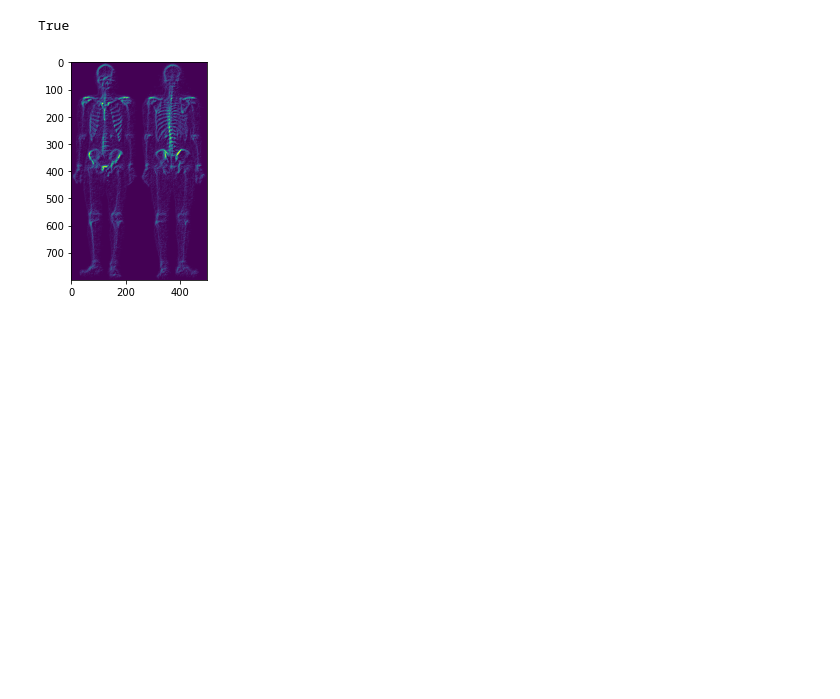
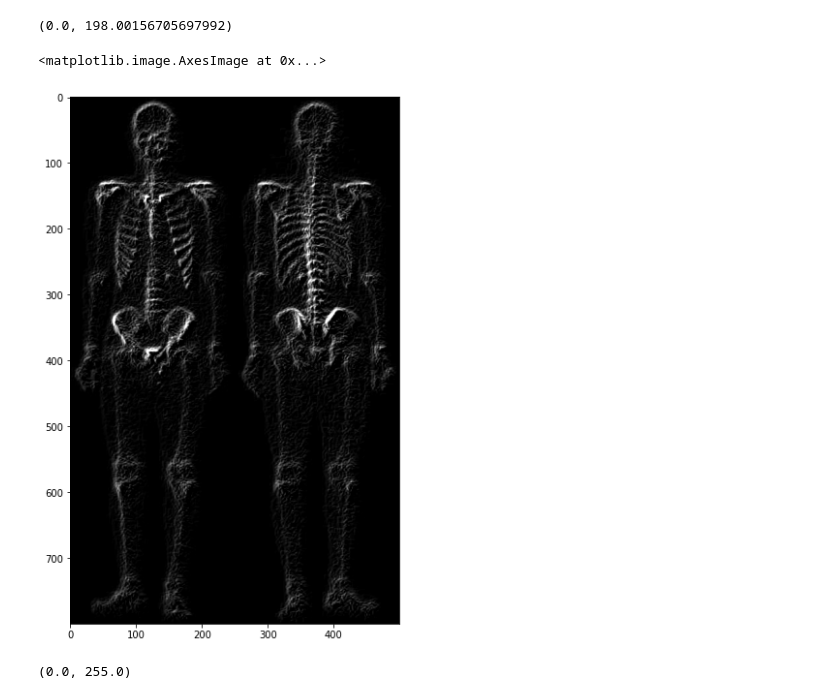
Before and after one commit to Debechelo/ComputerVision, a Jupyter notebook: Lab_4 python/skeleton.ipynb, the cells around one changed output. Saved outputs shown, nothing was run; the diff lists cells and outputs as text; code cells hidden in the pictures; blank space fills up the shorter version.

```diff
--- a/Lab_4 python/skeleton.ipynb
+++ b/Lab_4 python/skeleton.ipynb
@@ -4,7 +4,8 @@ import numpy as np
 from matplotlib import pyplot as plt
 %matplotlib inline
 # %%
-B = cv2.imread("skeleton.png")
+B = cv2.imread("skeleton.jpg")
+plt.figure(figsize=(10,10))
 skelet = cv2.cvtColor(B, cv2.COLOR_BGR2GRAY)
 plt.imshow(B)
 # %% [output]
@@ -33,23 +53,33 @@ True
+# %%
+min_v, max_v
+# %% [output]
+(0.0, 198.00156705697992)
 # %%
 
 kernelX = np.array([[-1, -2, -1],
                    [0,0, 0],
                    [1, 2, 1]])
 kernelY = np.array([[-1, 0, 1],
                    [-2,0, 2],
                    [-1, 0, 1]])
 #sobelX =cv2.filter2D(skelet,-1,kernelX)
 #sobelY=cv2.filter2D(skelet,-1,kernelY)
 
 sobelX =cv2.Sobel(skelet, -1, 1, 0)
 sobelY=cv2.Sobel(skelet, -1, 0, 1)
 
 sobel = cv2.add(sobelX, sobelY)
-plt.imshow(sobel)
-cv2.imwrite('4sobel.png',sobel)
+min_v, max_v, min_pt, max_pt = cv2.minMaxLoc(sobel)
+#sobel = ConvertTo(sobel,255)
+plt.figure(figsize=(10,10))
+plt.imshow(sobel,cmap = 'gray')
 # %% [output]
-True
+<matplotlib.image.AxesImage at 0x...>
-[figure, old version]
+[figure, new version]
+# %%
+min_v, max_v
+# %% [output]
+(0.0, 255.0)
 # %%
 #усредняющий фильтр
 Blur = cv2.blur(sobel, ksize=(5, 5))
```
Also changed, not shown: parts of 18 cells of this notebook, 9 other files.
